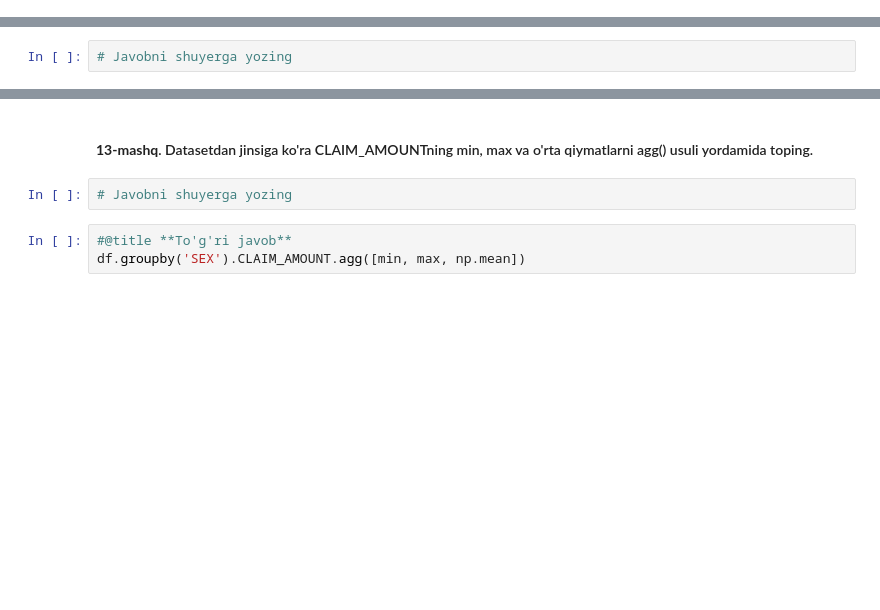
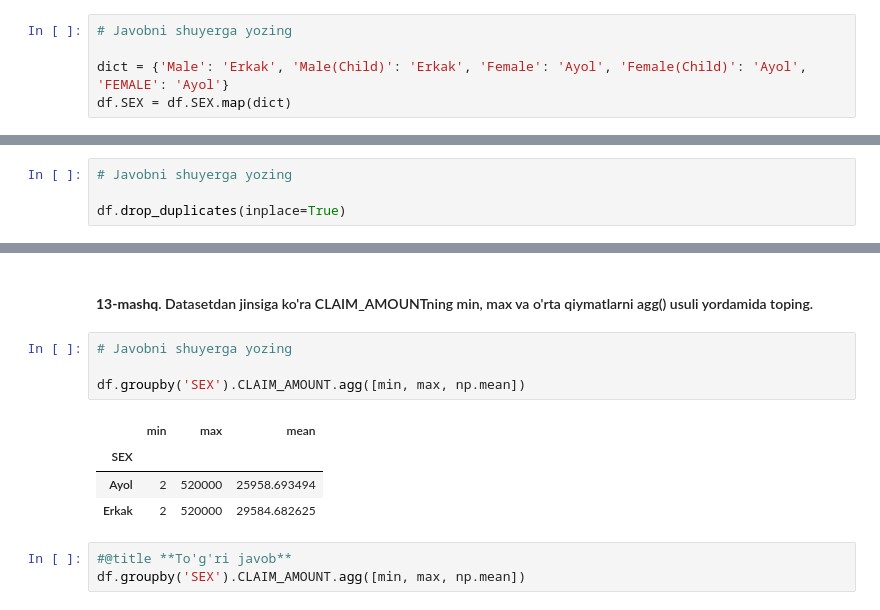
Before and after one commit to bobur-amirov/DataScienceExample, a Jupyter notebook: DS_3_Modul_3_Amaliyot_tozalash.ipynb, the cells around one changed output, grey strips where cells are left out. Drawn from its saved outputs; the diff is of its cells as text; blank space fills up the shorter version.

```diff
--- a/DS_3_Modul_3_Amaliyot_tozalash.ipynb
+++ b/DS_3_Modul_3_Amaliyot_tozalash.ipynb
@@ -38,0 +102,5 @@ Quyida datasetning ba'zi ustunlari haqida qisqacha ma'lumot
+# %%
+# Javobni shuyerga yozing
+
+dict = {'Male': 'Erkak', 'Male(Child)': 'Erkak', 'Female': 'Ayol', 'Female(Child)': 'Ayol', 'FEMALE': 'Ayol'}
+df.SEX = df.SEX.map(dict)
@@ -182,6 +188,8 @@ sum(df.duplicated())
 #### **9-mashq**. Datasetda barcha takrorlangan qatorlarni o'chirib yuboring
 # %%
 # Javobni shuyerga yozing
+
+df.drop_duplicates(inplace=True)
 # %%
 #@title **To'g'ri javob**
 df.drop_duplicates(inplace=True)
@@ -212,6 +245,13 @@ df.groupby('HOSP_TYPE').CLAIM_AMOUNT.max()
 #### **13-mashq**. Datasetdan jinsiga ko'ra CLAIM_AMOUNTning min, max va o'rta qiymatlarni agg() usuli yordamida toping.
 # %%
 # Javobni shuyerga yozing
+
+df.groupby('SEX').CLAIM_AMOUNT.agg([min, max, np.mean])
+# %% [output]
+|  | min | max | mean |
+| SEX |  |  |  |
+| Ayol | 2 | 520000 | 25958.693494 |
+| Erkak | 2 | 520000 | 29584.682625 |
 # %%
 #@title **To'g'ri javob**
 df.groupby('SEX').CLAIM_AMOUNT.agg([min, max, np.mean])
```
Also changed, not shown: parts of 46 cells of this notebook.
